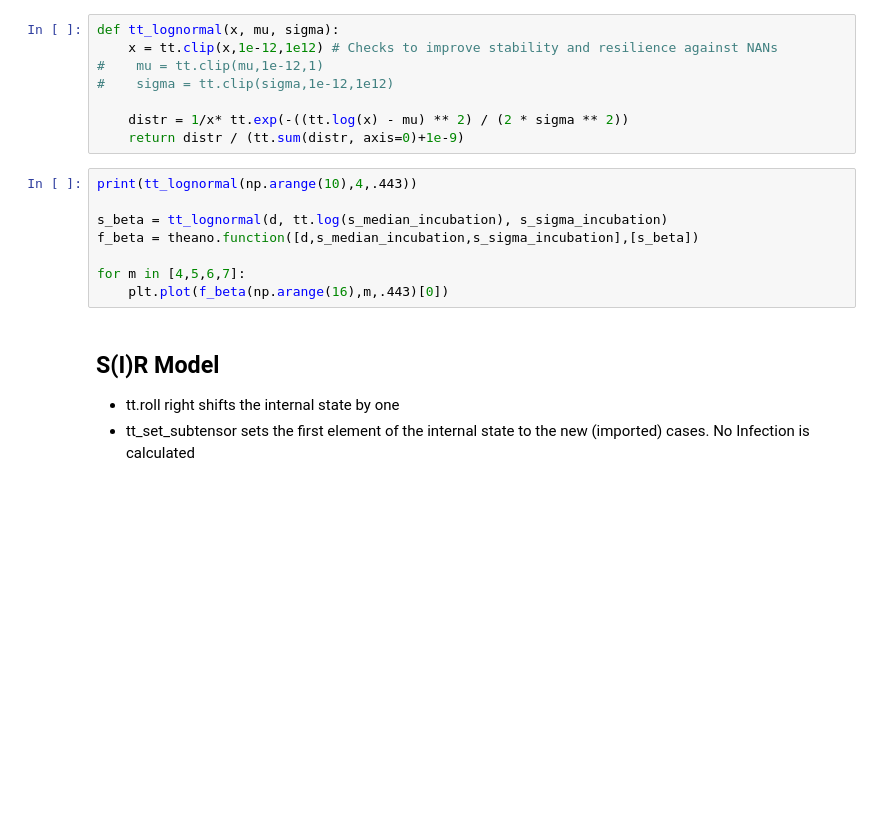
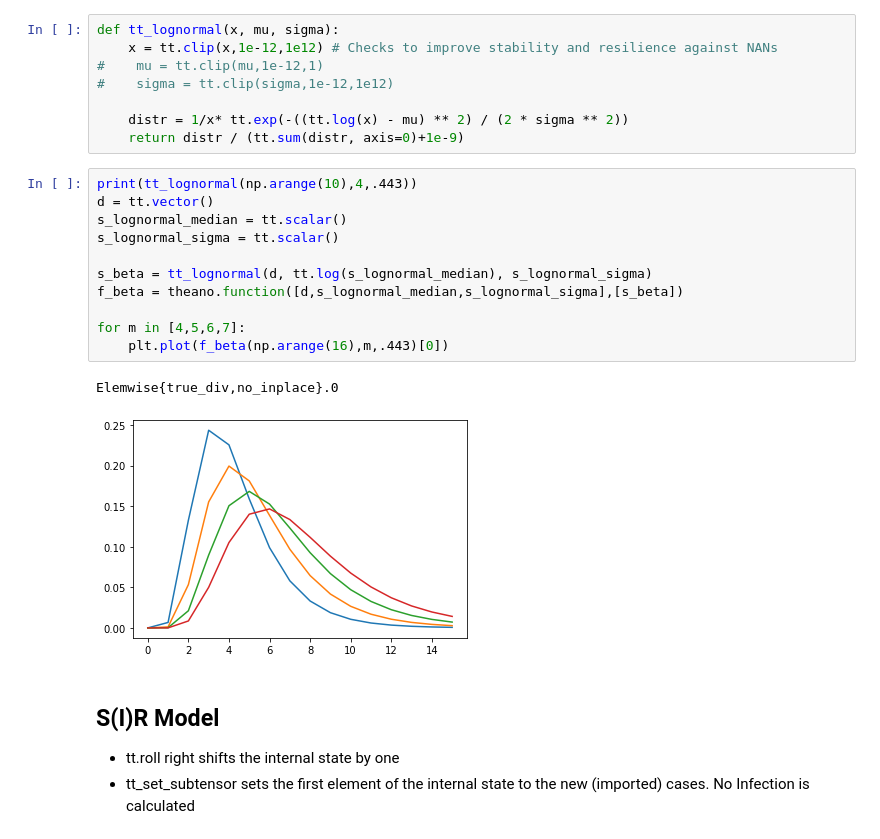
Before and after one commit to matthiaslinden/COVID19_inference_alt, a Jupyter notebook: TheanoToolkit.ipynb, the cells around one changed output. Saved outputs shown, nothing was run; the diff lists cells and outputs as text; blank space fills up the shorter version.

```diff
--- a/TheanoToolkit.ipynb
+++ b/TheanoToolkit.ipynb
@@ -22,12 +22,18 @@ def tt_lognormal(x, mu, sigma):
     return distr / (tt.sum(distr, axis=0)+1e-9)
 # %%
 print(tt_lognormal(np.arange(10),4,.443))
+d = tt.vector()
+s_lognormal_median = tt.scalar()
+s_lognormal_sigma = tt.scalar()
 
-s_beta = tt_lognormal(d, tt.log(s_median_incubation), s_sigma_incubation)
-f_beta = theano.function([d,s_median_incubation,s_sigma_incubation],[s_beta])
+s_beta = tt_lognormal(d, tt.log(s_lognormal_median), s_lognormal_sigma)
+f_beta = theano.function([d,s_lognormal_median,s_lognormal_sigma],[s_beta])
 
 for m in [4,5,6,7]:
     plt.plot(f_beta(np.arange(16),m,.443)[0])
+# %% [output]
+Elemwise{true_div,no_inplace}.0
+[figure, added]
 # %% [markdown]
 ## S(I)R Model
 * tt.roll right shifts the internal state by one
```
Also changed, not shown: parts of 10 cells of this notebook.
